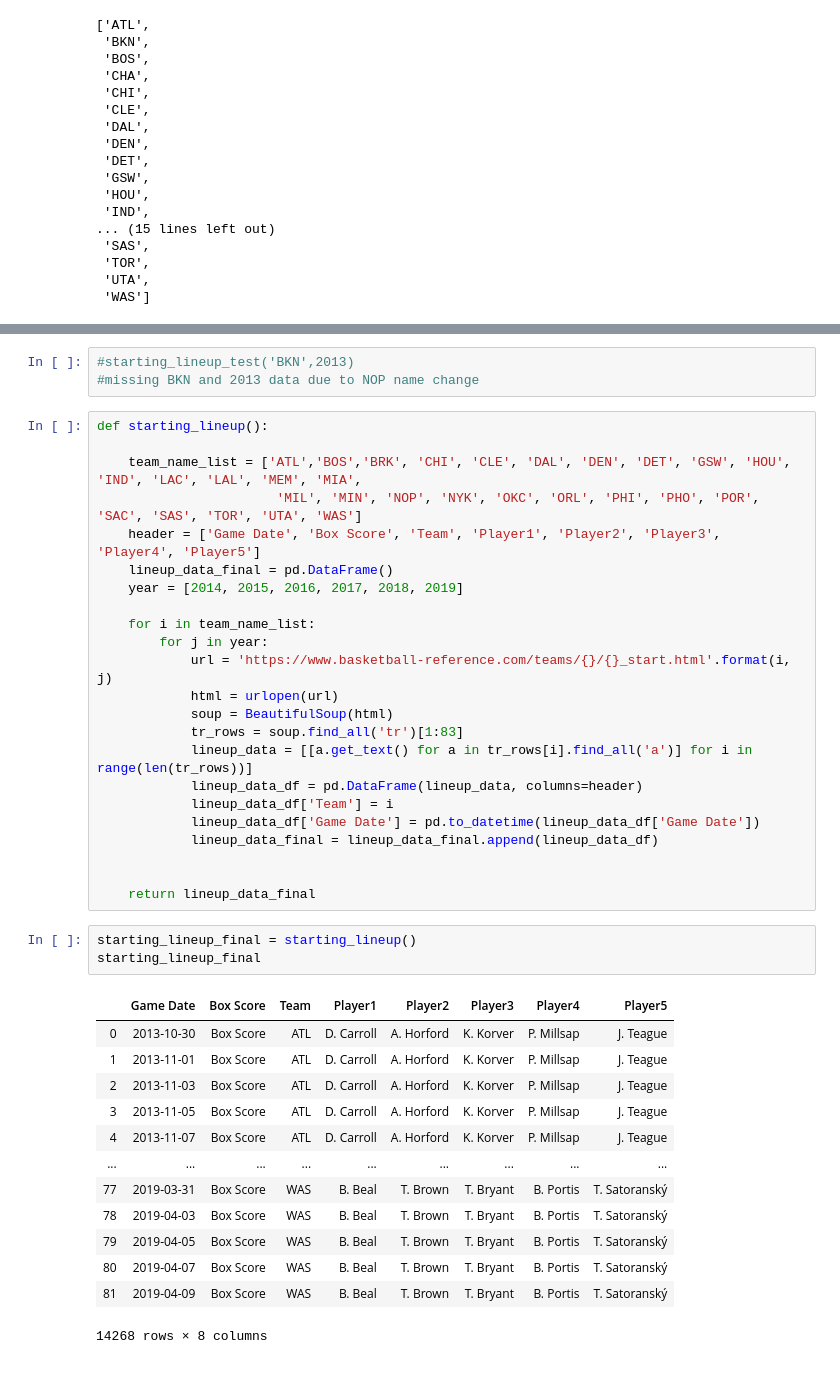
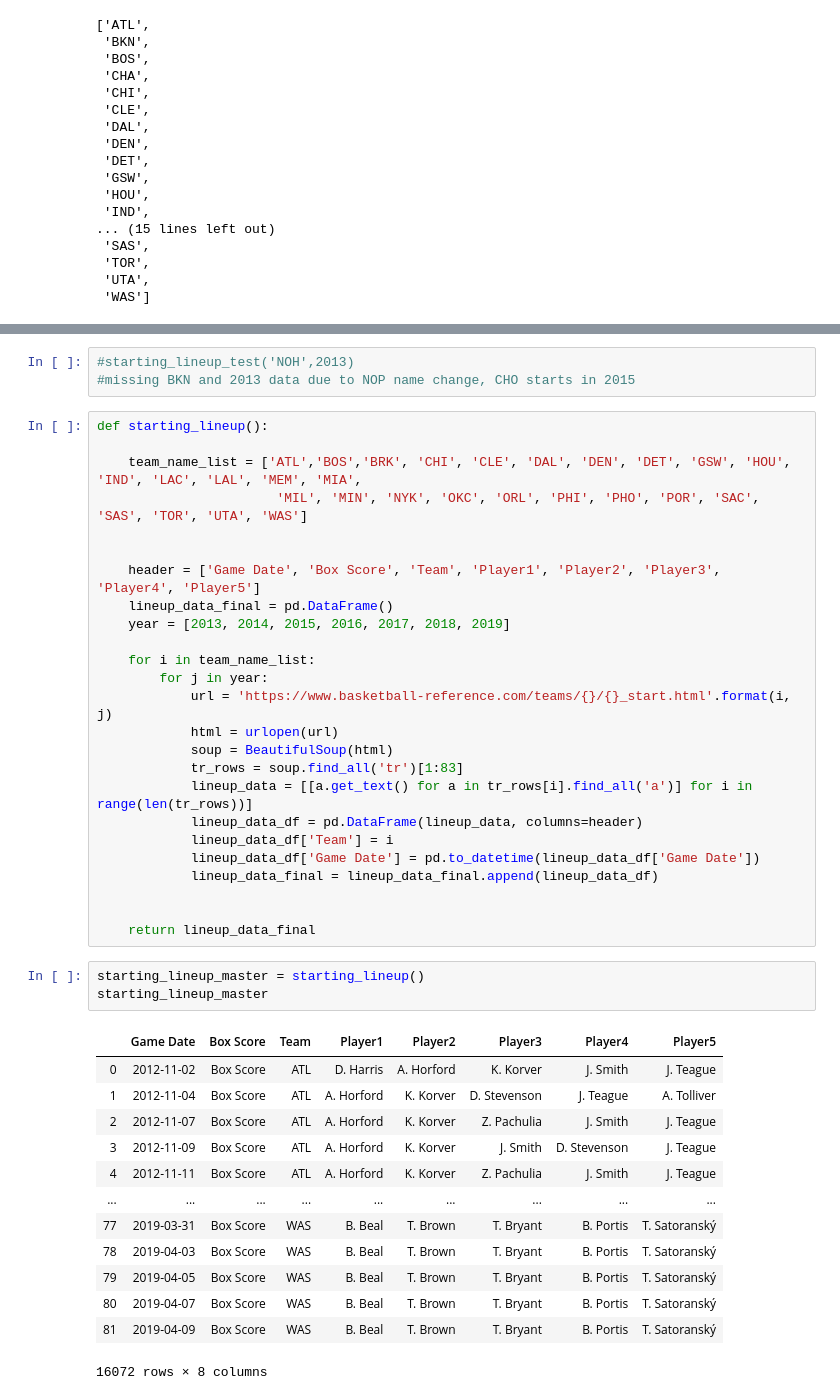
Before and after one commit to ekuo651/NBA-WinLoss-Predictor, a Jupyter notebook: Data Extraction/ReferenceLineup.ipynb, the cells around one changed output, grey strips where cells are left out. Saved outputs shown, nothing was run; the diff lists cells and outputs as text.

Commit message:
all seasons all teams updated

```diff
--- a/Data Extraction/ReferenceLineup.ipynb
+++ b/Data Extraction/ReferenceLineup.ipynb
@@ -50,16 +50,18 @@ def starting_lineup_test(team, year):
 
     return lineup_data_df
 # %%
-#starting_lineup_test('BKN',2013)
-#missing BKN and 2013 data due to NOP name change
+#starting_lineup_test('NOH',2013)
+#missing BKN and 2013 data due to NOP name change, CHO starts in 2015
 # %%
 def starting_lineup():
 
     team_name_list = ['ATL','BOS','BRK', 'CHI', 'CLE', 'DAL', 'DEN', 'DET', 'GSW', 'HOU', 'IND', 'LAC', 'LAL', 'MEM', 'MIA',
-                       'MIL', 'MIN', 'NOP', 'NYK', 'OKC', 'ORL', 'PHI', 'PHO', 'POR', 'SAC', 'SAS', 'TOR', 'UTA', 'WAS']
+                       'MIL', 'MIN', 'NYK', 'OKC', 'ORL', 'PHI', 'PHO', 'POR', 'SAC', 'SAS', 'TOR', 'UTA', 'WAS']
+
+
     header = ['Game Date', 'Box Score', 'Team', 'Player1', 'Player2', 'Player3', 'Player4', 'Player5']
     lineup_data_final = pd.DataFrame()
-    year = [2014, 2015, 2016, 2017, 2018, 2019]
+    year = [2013, 2014, 2015, 2016, 2017, 2018, 2019]
 
     for i in team_name_list:
         for j in year:
@@ -75,20 +77,20 @@ def starting_lineup():
 
 
     return lineup_data_final
-# %%
-starting_lineup_final = starting_lineup()
-starting_lineup_final
-# %% [output]
-|  | Game Date | Box Score | Team | Player1 | Player2 | Player3 | Player4 | Player5 |
-| 0 | 2013-10-30 | Box Score | ATL | D. Carroll | A. Horford | K. Korver | P. Millsap | J. Teague |
-| 1 | 2013-11-01 | Box Score | ATL | D. Carroll | A. Horford | K. Korver | P. Millsap | J. Teague |
-| 2 | 2013-11-03 | Box Score | ATL | D. Carroll | A. Horford | K. Korver | P. Millsap | J. Teague |
-| 3 | 2013-11-05 | Box Score | ATL | D. Carroll | A. Horford | K. Korver | P. Millsap | J. Teague |
-| 4 | 2013-11-07 | Box Score | ATL | D. Carroll | A. Horford | K. Korver | P. Millsap | J. Teague |
-| ... | ... | ... | ... | ... | ... | ... | ... | ... |
-| 77 | 2019-03-31 | Box Score | WAS | B. Beal | T. Brown | T. Bryant | B. Portis | T. Satoranský |
-| 78 | 2019-04-03 | Box Score | WAS | B. Beal | T. Brown | T. Bryant | B. Portis | T. Satoranský |
-| 79 | 2019-04-05 | Box Score | WAS | B. Beal | T. Brown | T. Bryant | B. Portis | T. Satoranský |
-| 80 | 2019-04-07 | Box Score | WAS | B. Beal | T. Brown | T. Bryant | B. Portis | T. Satoranský |
-| 81 | 2019-04-09 | Box Score | WAS | B. Beal | T. Brown | T. Bryant | B. Portis | T. Satoranský |
-14268 rows × 8 columns
+# %%
+starting_lineup_master = starting_lineup()
+starting_lineup_master
+# %% [output]
+|  | Game Date | Box Score | Team | Player1 | Player2 | Player3 | Player4 | Player5 |
+| 0 | 2012-11-02 | Box Score | ATL | D. Harris | A. Horford | K. Korver | J. Smith | J. Teague |
+| 1 | 2012-11-04 | Box Score | ATL | A. Horford | K. Korver | D. Stevenson | J. Teague | A. Tolliver |
+| 2 | 2012-11-07 | Box Score | ATL | A. Horford | K. Korver | Z. Pachulia | J. Smith | J. Teague |
+| 3 | 2012-11-09 | Box Score | ATL | A. Horford | K. Korver | J. Smith | D. Stevenson | J. Teague |
+| 4 | 2012-11-11 | Box Score | ATL | A. Horford | K. Korver | Z. Pachulia | J. Smith | J. Teague |
+| ... | ... | ... | ... | ... | ... | ... | ... | ... |
+| 77 | 2019-03-31 | Box Score | WAS | B. Beal | T. Brown | T. Bryant | B. Portis | T. Satoranský |
+| 78 | 2019-04-03 | Box Score | WAS | B. Beal | T. Brown | T. Bryant | B. Portis | T. Satoranský |
+| 79 | 2019-04-05 | Box Score | WAS | B. Beal | T. Brown | T. Bryant | B. Portis | T. Satoranský |
+| 80 | 2019-04-07 | Box Score | WAS | B. Beal | T. Brown | T. Bryant | B. Portis | T. Satoranský |
+| 81 | 2019-04-09 | Box Score | WAS | B. Beal | T. Brown | T. Bryant | B. Portis | T. Satoranský |
+16072 rows × 8 columns
```
Also changed, not shown: parts of 26 cells of this notebook.
